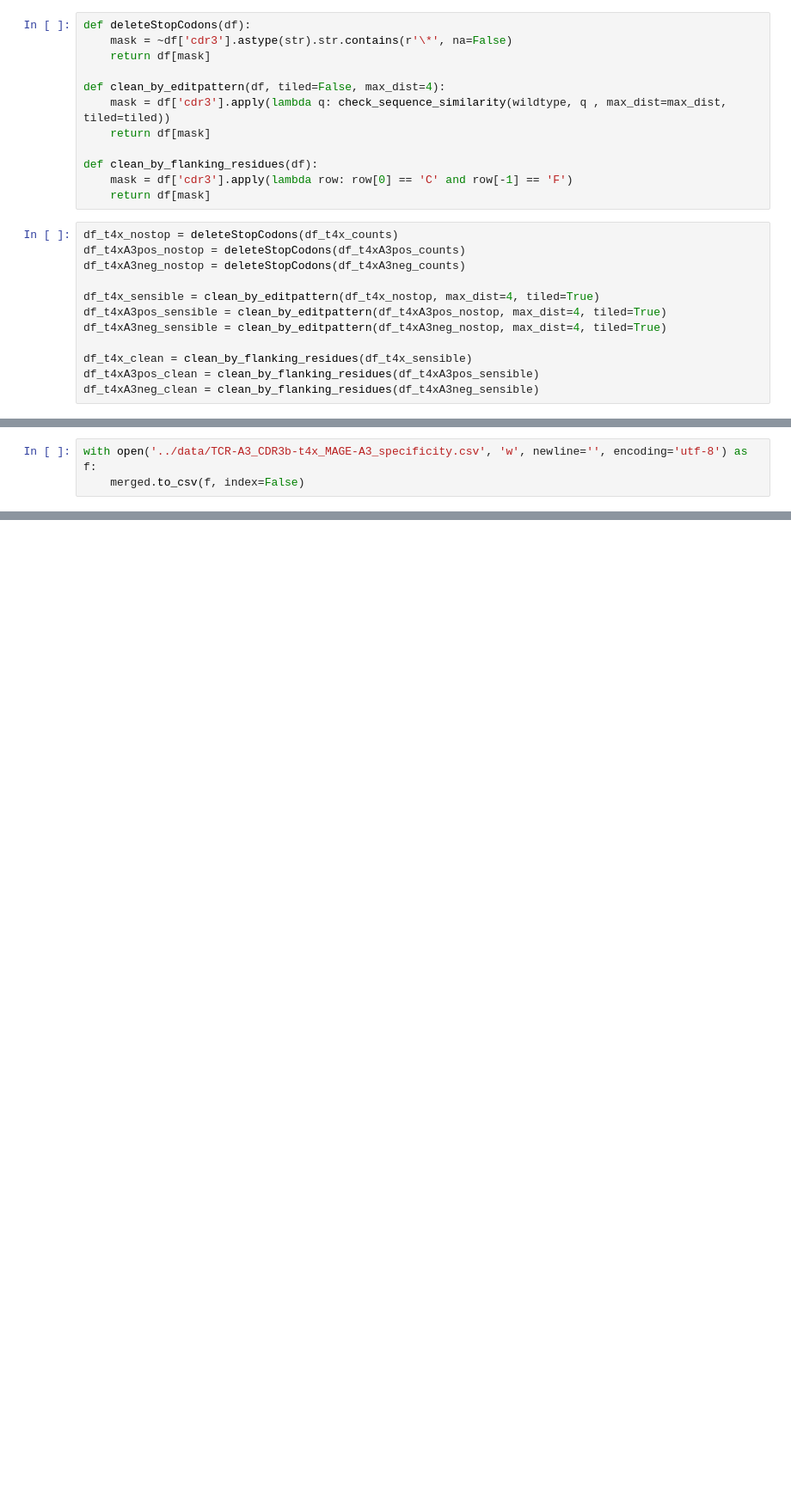
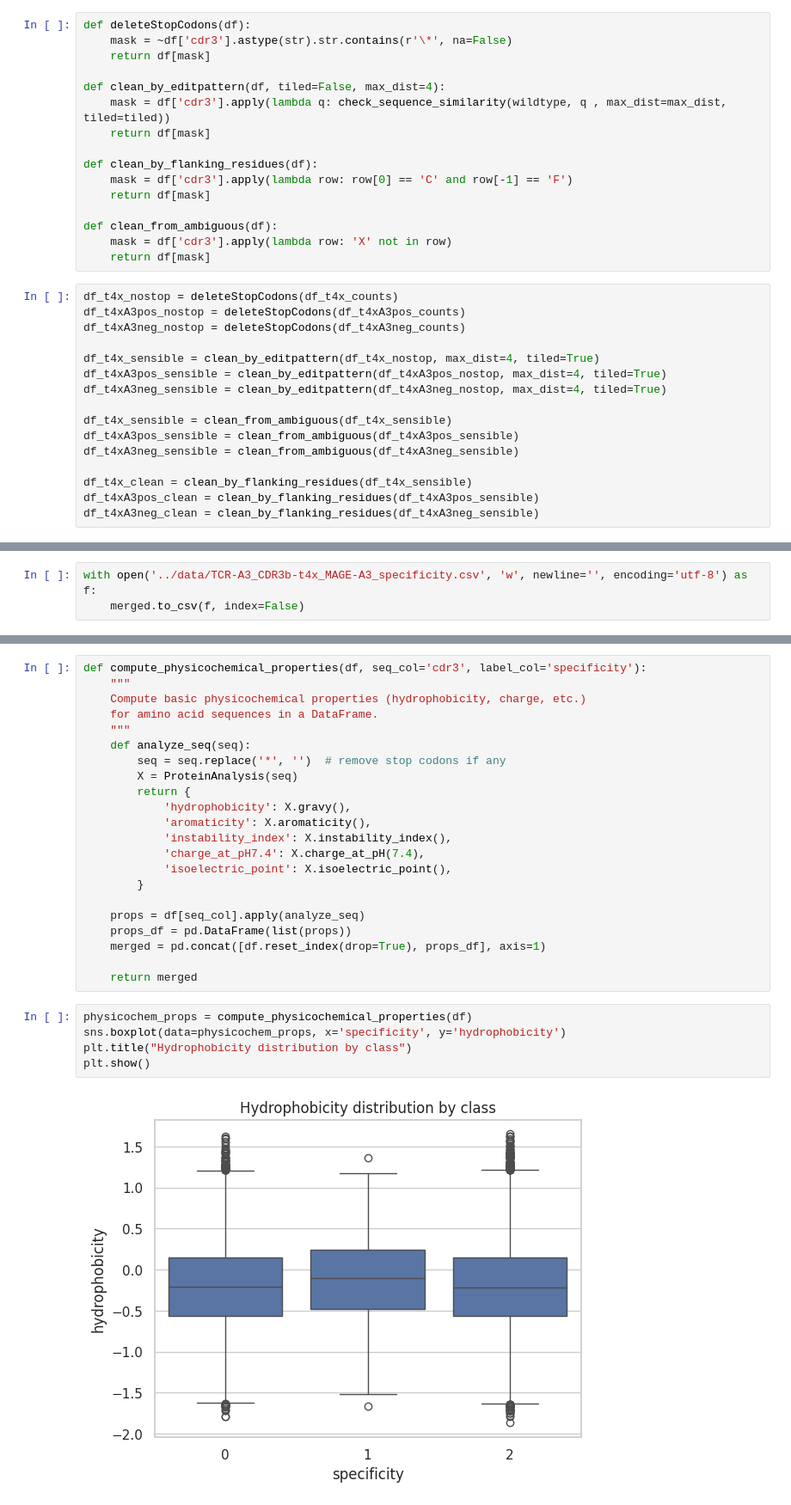
Before and after one commit to marluca95/NGS_pipeline, a Jupyter notebook: notebooks/variant_analysis.ipynb, the cells around one changed output, grey strips where cells are left out. Shown at 86% size. Saved outputs shown, nothing was run; the diff lists cells and outputs as text; blank space fills up the shorter version.

```diff
--- a/notebooks/variant_analysis.ipynb
+++ b/notebooks/variant_analysis.ipynb
@@ -396,6 +396,10 @@ def clean_by_editpattern(df, tiled=False, max_dist=4):
 def clean_by_flanking_residues(df):
     mask = df['cdr3'].apply(lambda row: row[0] == 'C' and row[-1] == 'F')
     return df[mask]
+
+def clean_from_ambiguous(df):
+    mask = df['cdr3'].apply(lambda row: 'X' not in row)
+    return df[mask]
 # %%
 df_t4x_nostop = deleteStopCodons(df_t4x_counts)
 df_t4xA3pos_nostop = deleteStopCodons(df_t4xA3pos_counts)
@@ -405,6 +409,10 @@ df_t4x_sensible = clean_by_editpattern(df_t4x_nostop, max_dist=4, tiled=True)
 df_t4xA3pos_sensible = clean_by_editpattern(df_t4xA3pos_nostop, max_dist=4, tiled=True)
 df_t4xA3neg_sensible = clean_by_editpattern(df_t4xA3neg_nostop, max_dist=4, tiled=True)
 
+df_t4x_sensible = clean_from_ambiguous(df_t4x_sensible)
+df_t4xA3pos_sensible = clean_from_ambiguous(df_t4xA3pos_sensible)
+df_t4xA3neg_sensible = clean_from_ambiguous(df_t4xA3neg_sensible)
+
 df_t4x_clean = clean_by_flanking_residues(df_t4x_sensible)
 df_t4xA3pos_clean = clean_by_flanking_residues(df_t4xA3pos_sensible)
 df_t4xA3neg_clean = clean_by_flanking_residues(df_t4xA3neg_sensible)
@@ -717,0 +835,29 @@ with open('../data/TCR-A3_CDR3b-t4x_MAGE-A3_specificity.csv', 'w', newline='', e
+# %%
+def compute_physicochemical_properties(df, seq_col='cdr3', label_col='specificity'):
+    """
+    Compute basic physicochemical properties (hydrophobicity, charge, etc.)
+    for amino acid sequences in a DataFrame.
+    """
+    def analyze_seq(seq):
+        seq = seq.replace('*', '')  # remove stop codons if any
+        X = ProteinAnalysis(seq)
+        return {
+            'hydrophobicity': X.gravy(),
+            'aromaticity': X.aromaticity(),
+            'instability_index': X.instability_index(),
+            'charge_at_pH7.4': X.charge_at_pH(7.4),
+            'isoelectric_point': X.isoelectric_point(),
+        }
+
+    props = df[seq_col].apply(analyze_seq)
+    props_df = pd.DataFrame(list(props))
+    merged = pd.concat([df.reset_index(drop=True), props_df], axis=1)
+
+    return merged
+# %%
+physicochem_props = compute_physicochemical_properties(df)
+sns.boxplot(data=physicochem_props, x='specificity', y='hydrophobicity')
+plt.title("Hydrophobicity distribution by class")
+plt.show()
+# %% [output]
+[figure, added]
```
Also changed, not shown: parts of 18 cells of this notebook, 1 other file.
